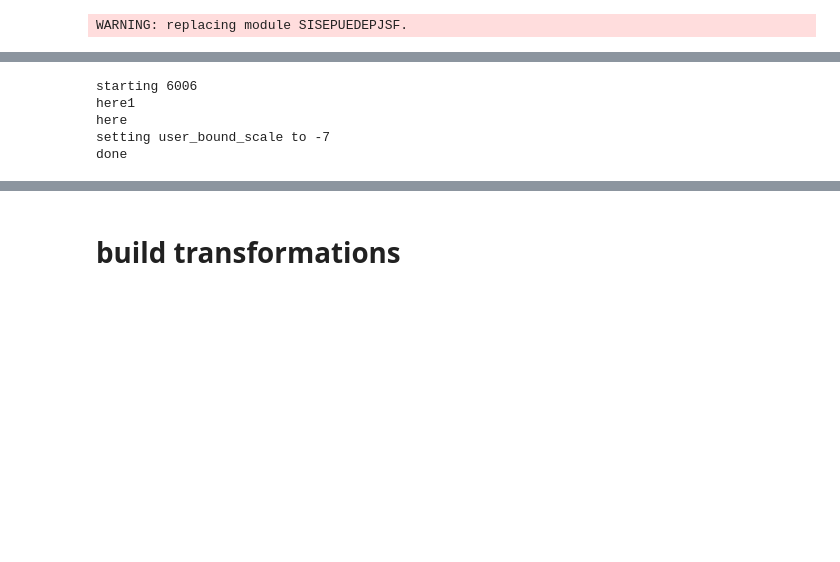
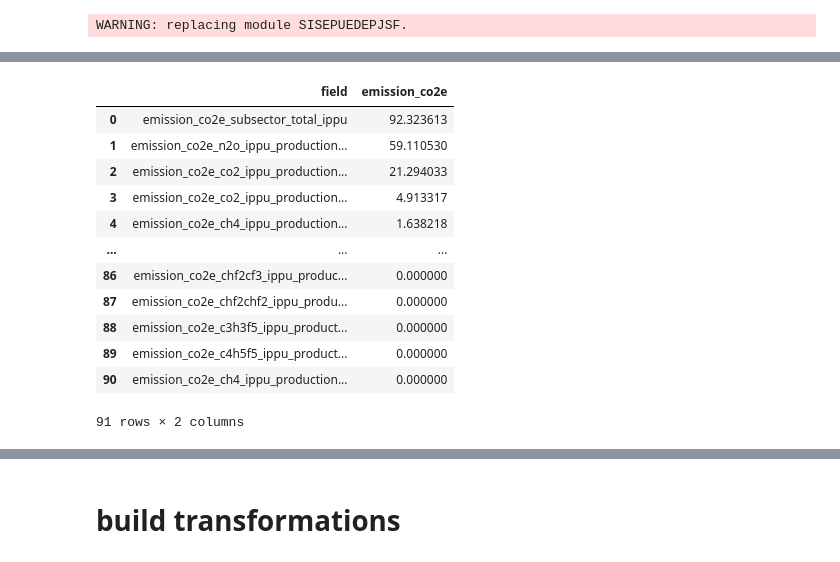
Before and after one commit to jcsyme/sisepuede_region_nbs, a Jupyter notebook: louisiana/run_louisiana.ipynb, the cells around one changed output, grey strips where cells are left out. Saved outputs shown, nothing was run; the diff lists cells and outputs as text; code cells hidden in the pictures; blank space fills up the shorter version.

Commit message:
work to calibrate louisiana

```diff
--- a/louisiana/run_louisiana.ipynb
+++ b/louisiana/run_louisiana.ipynb
@@ -154,21 +356,33 @@ done
-# %%
-print("starting 6006")
-t0 = time.time()
-df_out_6006 = models.project(
-    df_6006,#.iloc[0:25],
-    dict_optimizer_attributes = {"user_bound_scale": -7},
-    include_electricity_in_energy = True,
-    regions = ["louisiana"],
-    time_periods_base = np.arange(12),
-    verbose = True,
-)
-
-print("done")
-t1 = time.time()
-# %% [output]
-starting 6006
-here1
-here
-setting user_bound_scale to -7
-done
+# %%
+df_print = df_out_6004[[x for x in df_out_6004.columns if ("emission_" in x) and ("ippu" in x)]].iloc[0:1]
+(
+    df_print
+    .transpose()
+    .reset_index()
+    .rename(
+        columns = {
+            0: "emission_co2e",
+            "index": "field",
+        }
+    )
+    .sort_values(
+        ascending = False,
+        by = ["emission_co2e"],
+    )
+    .reset_index(drop = True, )
+)
+# %% [output]
+|  | field | emission_co2e |
+| 0 | emission_co2e_subsector_total_ippu | 92.323613 |
+| 1 | emission_co2e_n2o_ippu_production... | 59.110530 |
+| 2 | emission_co2e_co2_ippu_production... | 21.294033 |
+| 3 | emission_co2e_co2_ippu_production... | 4.913317 |
+| 4 | emission_co2e_ch4_ippu_production... | 1.638218 |
+| ... | ... | ... |
+| 86 | emission_co2e_chf2cf3_ippu_produc... | 0.000000 |
+| 87 | emission_co2e_chf2chf2_ippu_produ... | 0.000000 |
+| 88 | emission_co2e_c3h3f5_ippu_product... | 0.000000 |
+| 89 | emission_co2e_c4h5f5_ippu_product... | 0.000000 |
+| 90 | emission_co2e_ch4_ippu_production... | 0.000000 |
+91 rows × 2 columns
 # %%
```
Also changed, not shown: parts of 64 cells of this notebook, 11 other files.
